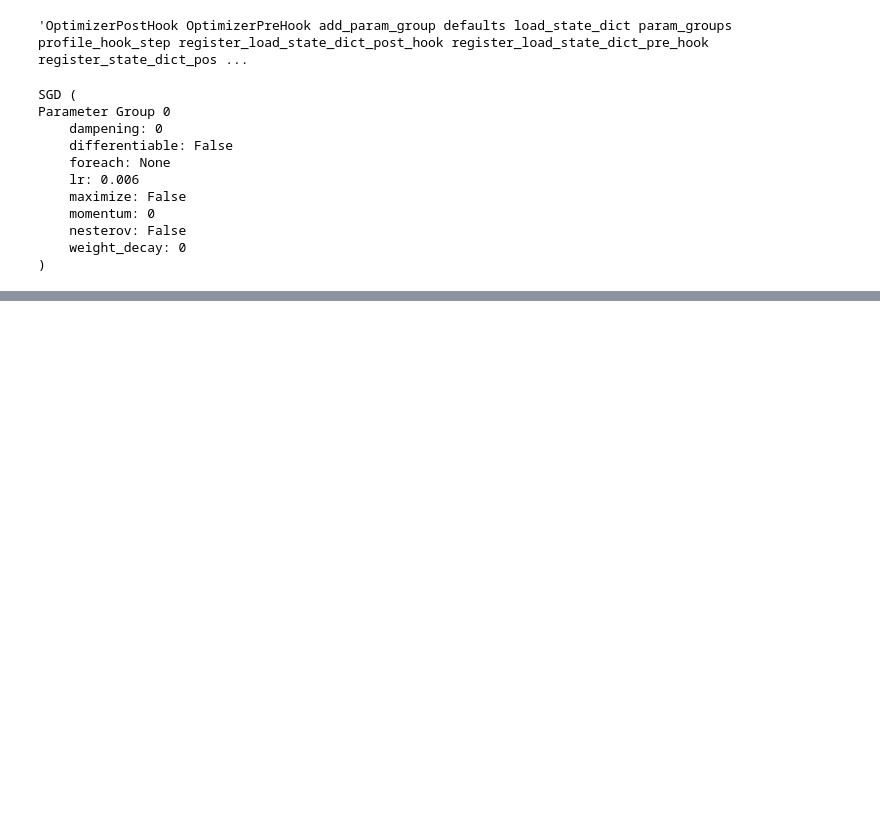
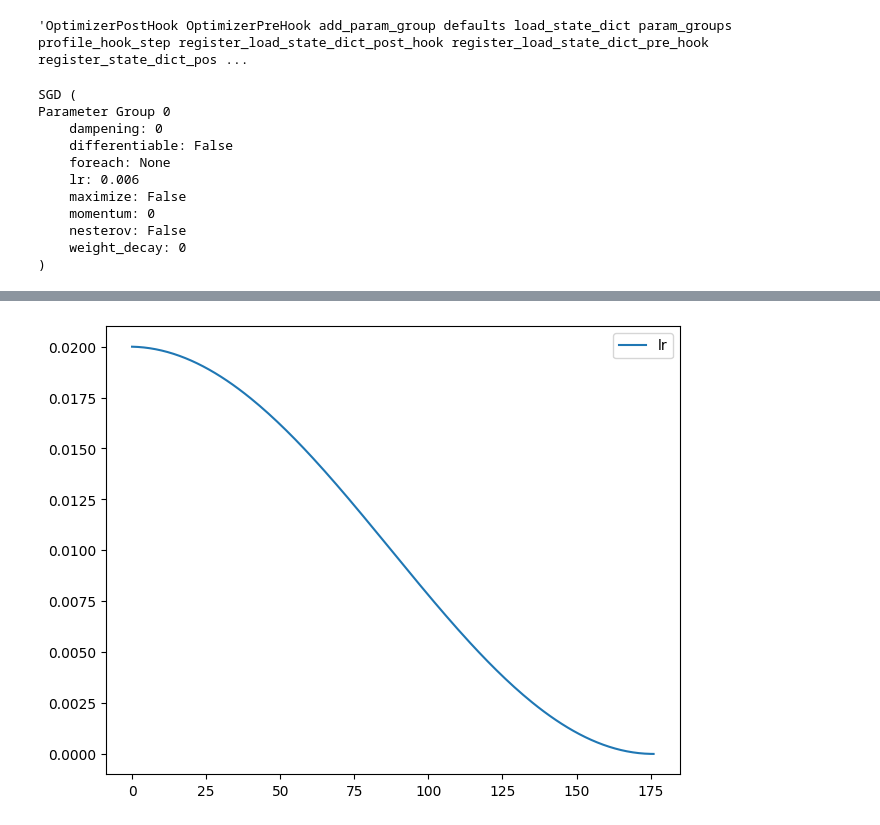
Before and after one commit to mtm-007/Deep-Learing-from-the-foundation-and-GEN_AI, a Jupyter notebook: accel_sgd.ipynb, the cells around one changed output, grey strips where cells are left out. Saved outputs shown, nothing was run; the diff lists cells and outputs as text; code cells hidden in the pictures; blank space fills up the shorter version.

```diff
--- a/accel_sgd.ipynb
+++ b/accel_sgd.ipynb
@@ -276,0 +419,4 @@ st = opt.state[param]
+# %%
+rec.plot()
+# %% [output]
+[figure, added]
```
Also changed, not shown: parts of 29 cells of this notebook.
